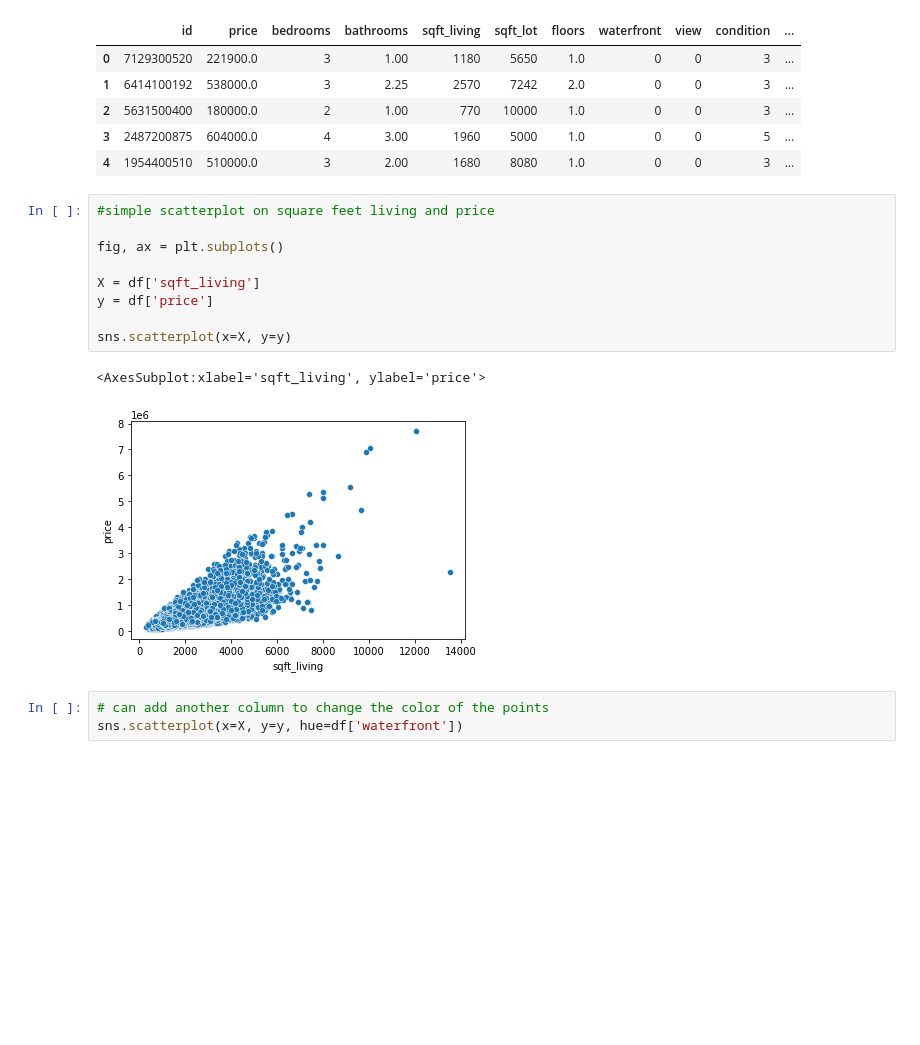
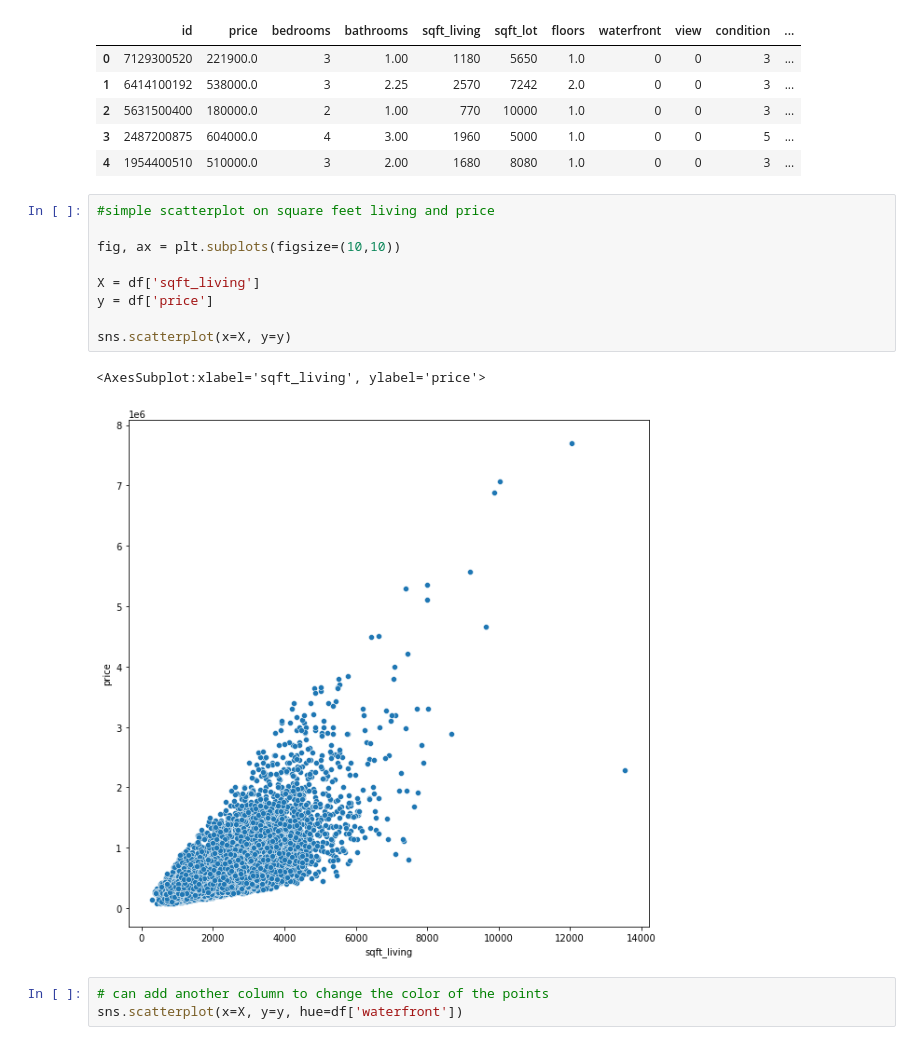
Before and after one commit to aspratle/Python-LearningwithJelly, a Jupyter notebook: Python-Fundamentals/Python - Seaborn.ipynb, the cells around one changed output. Cells and saved outputs as stored; diff of their text form; blank space fills up the shorter version.

```diff
--- a/Python-Fundamentals/Python - Seaborn.ipynb
+++ b/Python-Fundamentals/Python - Seaborn.ipynb
@@ -47,15 +47,15 @@ df.head()
 # %%
 #simple scatterplot on square feet living and price
 
-fig, ax = plt.subplots()
+fig, ax = plt.subplots(figsize=(10,10))
 
 X = df['sqft_living']
 y = df['price']
 
 sns.scatterplot(x=X, y=y)
 # %% [output]
 <AxesSubplot:xlabel='sqft_living', ylabel='price'>
-[figure, old version]
+[figure, new version]
 # %%
 # can add another column to change the color of the points
 sns.scatterplot(x=X, y=y, hue=df['waterfront'])
```
Also changed, not shown: parts of 3 cells of this notebook, 5 other files.
